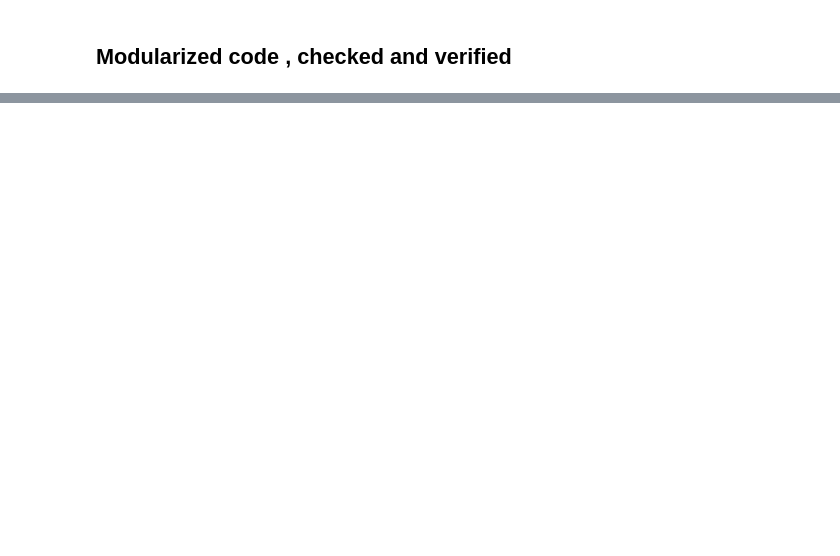
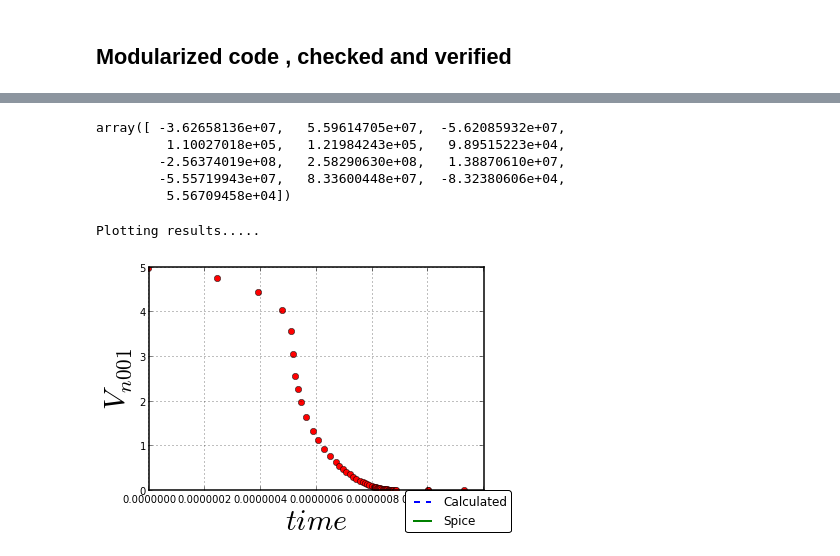
Before and after one commit to cvbrgava/ddp, a Jupyter notebook: notebook/Parser.ipynb, the cells around one changed output, grey strips where cells are left out. Drawn from its saved outputs; the diff is of its cells as text; code cells hidden in the pictures; blank space fills up the shorter version.

```diff
--- a/notebook/Parser.ipynb
+++ b/notebook/Parser.ipynb
@@ -329,0 +323,5 @@ plt.figsize(20,10)
+# %%
+for T in range( count ):
+    sub1 = { state[ str( input_list[ k ] ) ]  : (get_input_signals(time[ T ] - sim_begin ))[ k ] for k in range( len( input_list ) ) }
+    Matrix[ T ].linPVal = Sym2NumArray((Matrix[ T ].linPVal).evalf( subs = sub1 ))
+    Matrix[ T ].linPJac =  Sym2NumArray( ( Matrix[ T ].linPJac ).evalf( subs = sub1 ) )
@@ -329,0 +332,9 @@ plt.figsize(20,10)
+# %%
+T = []
+Y = []
+R = scipy.integrate.ode( dervPWLnew )
+R.set_initial_value(y0 , 0 )
+while R.successful() and R.t < 1e-7:
+    R.integrate( R.t + 1e-10 )
+    Y.append( R.y )
+    T.append( R.t )
@@ -329,0 +446,42 @@ plt.figsize(20,10)
+# %%
+dervPWLnew( 0 , y0 )
+# %% [output]
+array([ -3.62658136e+07,   5.59614705e+07,  -5.62085932e+07,
+         1.10027018e+05,   1.21984243e+05,   9.89515223e+04,
+        -2.56374019e+08,   2.58290630e+08,   1.38870610e+07,
+        -5.55719943e+07,   8.33600448e+07,  -8.32380606e+04,
+         5.56709458e+04])
+# %%
+
+print "Plotting results....."
+time_linp = [ float( i ) - sim_begin for i in time]
+C_ones = [i for i in range( len( stateorder ) ) if str( stateorder[ i ] ) in output_list ]
+intg_end = T[ -1 ]
+for k in range(len(C_ones)):
+    plt.figure(k)
+    calc, = plt.plot(T, numpy.array([ abs(float(Y[i][C_ones[k]])) for i in range(len(T) )] ), '--')
+    plt.ylabel(r'$V_{'+str(stateorder[C_ones[k]])+'}$' )
+    plt.xlabel(r'$time$')
+    x , y  = [], []
+    for i in import_text(file_voltage,"\t"):
+        if (float( i[ 'time' ] ) < intg_end+sim_begin) and (float( i[ 'time' ]  )> sim_begin) :
+            y.append( i[ str( stateorder[ C_ones[ k ] ] ) ] ), x.append( float(i[ 'time' ])-sim_begin )
+    plt.ylabel(r'$V_{'+str(stateorder[C_ones[k]])+'}$' )
+    plt.xlabel(r'$time$')
+    #plt.title(str(cirname)+' output\n MOR from '+str(order)+' to '+str(redOrder)+', Moments matched '+str(moments))
+    spice, = plt.plot(x,y)
+    plt.figsize(10,10)
+    plt.figlegend([calc,spice],('Calculated','Spice'),'lower right')
+    x_time , y_val = [], []
+    for i in range( count   ):
+        x_time.append(float( time_linp[ i ] ) )
+        y_val.append( float(datapoints[ i ] [str(stateorder[ C_ones[ k ] ] )]) )
+    plt.plot( x_time,y_val,'ro' )
+plt.show()
+
+
+
+#----------------------------------------------------------------------------------
+# %% [output]
+Plotting results.....
+[figure, added]
```
Also changed, not shown: parts of 39 cells of this notebook, 37 other files.
